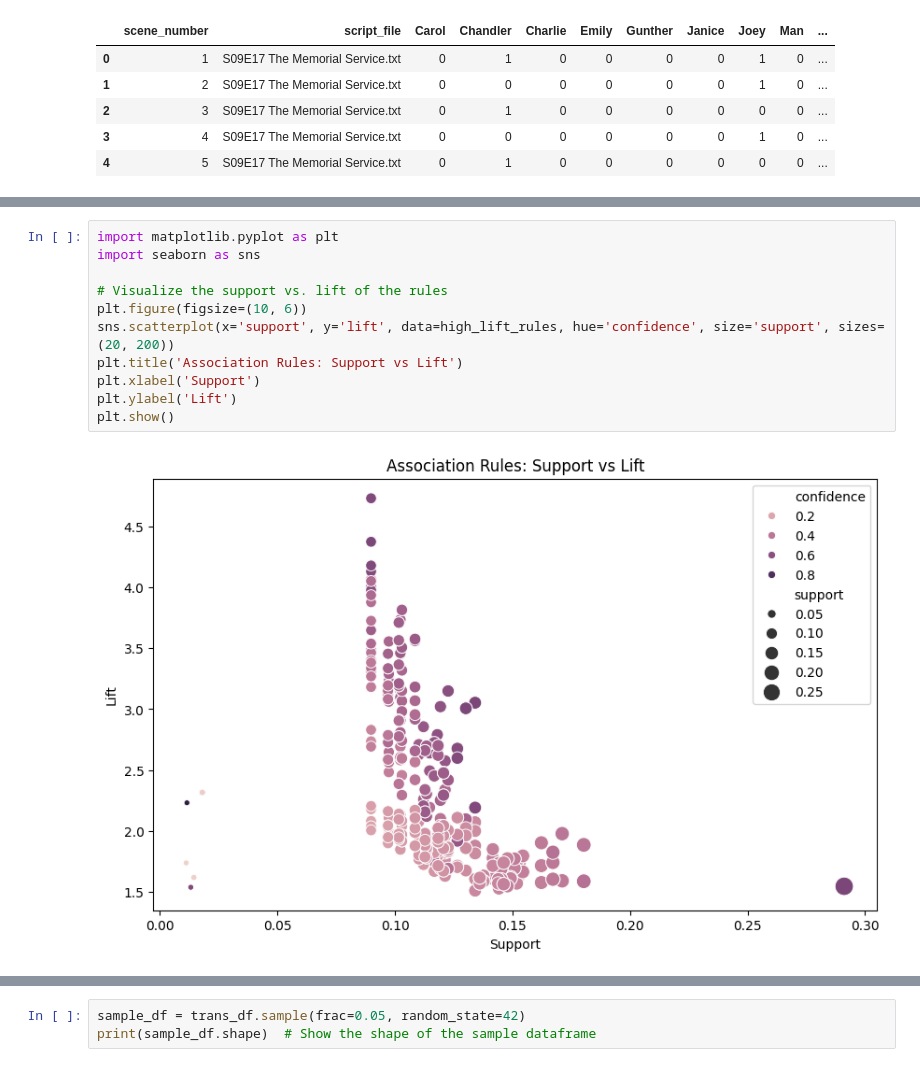
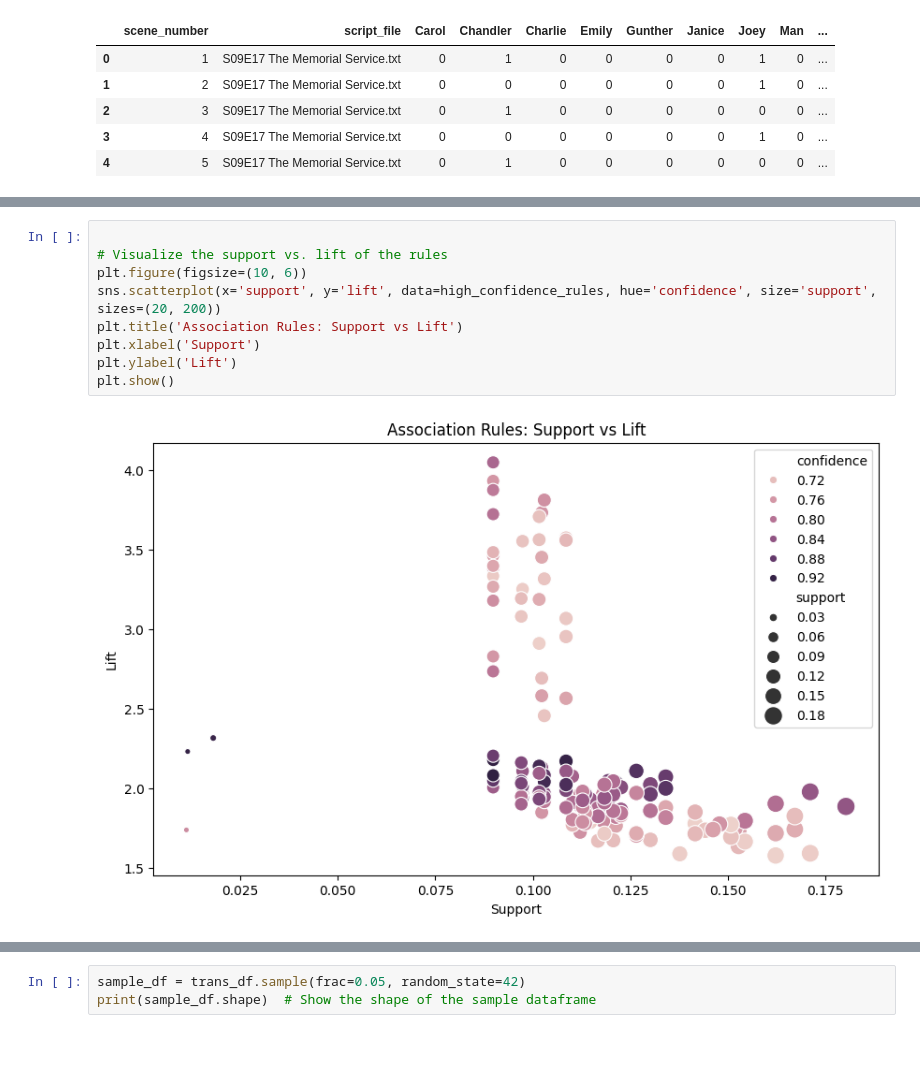
Before and after one commit to rajatdogra/usl, a Jupyter notebook: AssociationRulesProject.ipynb, the cells around one changed output, grey strips where cells are left out. Saved outputs shown, nothing was run; the diff lists cells and outputs as text.

```diff
--- a/AssociationRulesProject.ipynb
+++ b/AssociationRulesProject.ipynb
@@ -323,15 +371,13 @@ print(high_confidence_rules[['antecedents', 'consequents', 'support', 'confidenc
 
 [154 rows x 5 columns]
 # %%
-import matplotlib.pyplot as plt
-import seaborn as sns
 
 # Visualize the support vs. lift of the rules
 plt.figure(figsize=(10, 6))
-sns.scatterplot(x='support', y='lift', data=high_lift_rules, hue='confidence', size='support', sizes=(20, 200))
+sns.scatterplot(x='support', y='lift', data=high_confidence_rules, hue='confidence', size='support', sizes=(20, 200))
 plt.title('Association Rules: Support vs Lift')
 plt.xlabel('Support')
 plt.ylabel('Lift')
 plt.show()
 # %% [output]
-[figure, old version]
+[figure, new version]
```
Also changed, not shown: parts of 30 cells of this notebook.
